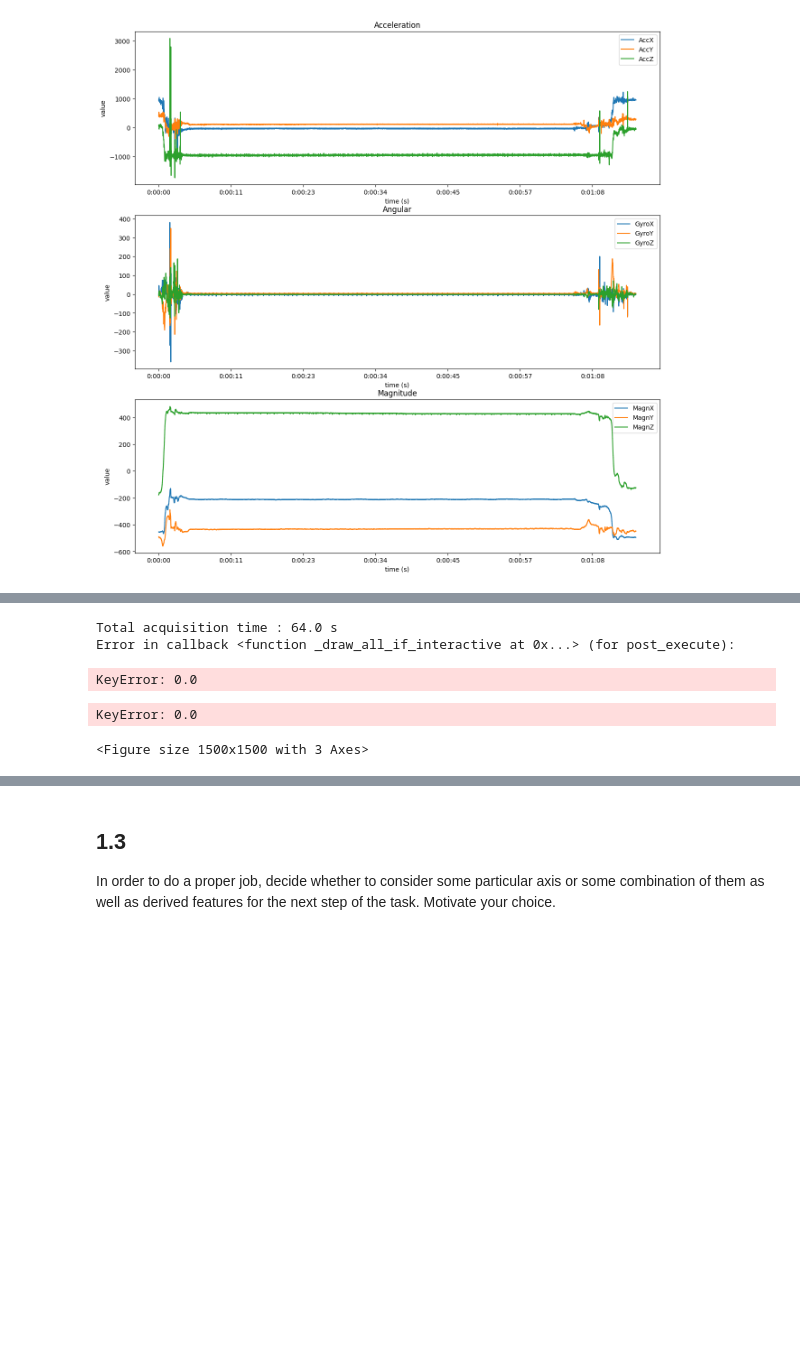
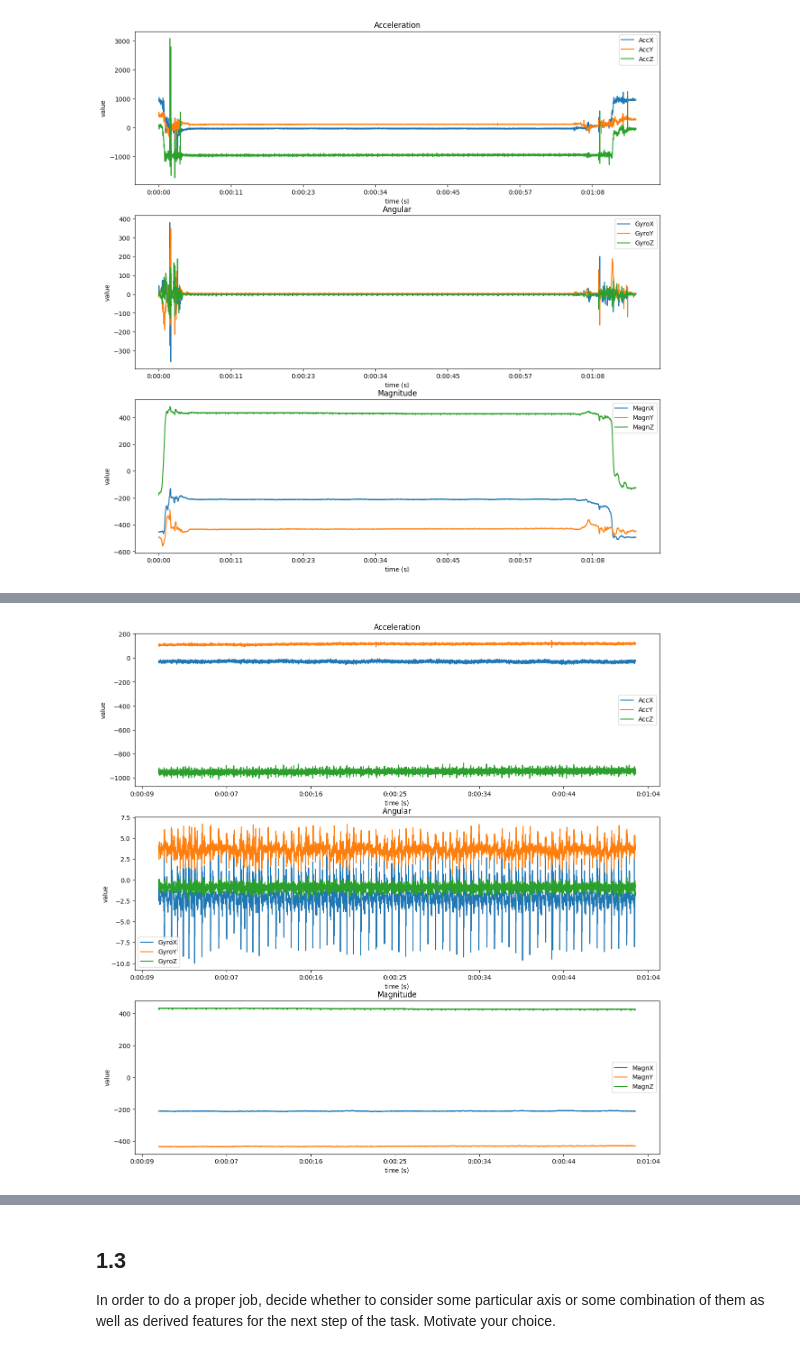
Before and after one commit to anaisbattut/ProjectHEART, a Jupyter notebook: Project.ipynb, the cells around one changed output, grey strips where cells are left out. Cells and saved outputs as stored; diff of their text form; code cells hidden in the pictures; blank space fills up the shorter version.

```diff
--- a/Project.ipynb
+++ b/Project.ipynb
@@ -250,36 +262,32 @@ Are t_max and ts_max equal True
 # %%
-#time of the data acquisition
+#the number of acquisition in the data reduce
+n = len(data_r)
+t = np.arange(data_r.index.min(), data_r.index.max()+1, 1)
+
 t_min = datetime.fromtimestamp(data['Timestamp'].min())
-t_max = datetime.fromtimestamp(data['Timestamp'].max())
-t_total = np.abs(t_max - t_min).total_seconds()
-print("Total acquisition time : %s s" % t_total)
-
-n = len(data)
-#the number of acquisition in the data file
-t = np.arange(0, n, 1)
-
+t_min_r = datetime.fromtimestamp(data_r['Timestamp'].min())
 #to set the ticks in a format we understand (in seconds)
 def format_func(value, tick_number):
-    if (value >= 0) & (value < n):
+    if (value > 2000) & (value < 14000):
+        ticks = datetime.fromtimestamp(data_r['Timestamp'][value])
+        ticks = ticks - t_min_r
+        return ticks
+    elif (value >= 14000) | (value <= 2000):
         ticks = datetime.fromtimestamp(data['Timestamp'][value])
         ticks = ticks - t_min
         return ticks
 
 fig, axs = plt.subplots(3, figsize=(15, 15))
 for i, j in zip(range(4), ['Acc', 'Gyro', 'Magn']):
     index = np.array([j + i for i in ['X', 'Y', 'Z']])
-    axs[i].plot(t, data[index], label=index)
+    axs[i].plot(t, data_r[index], label=index)
     axs[i].legend(loc="best")
     axs[i].xaxis.set_major_formatter(plt.FuncFormatter(format_func))
     axs[i].set_xlabel("time (s)")
     axs[i].set_ylabel("value")
 
 axs[0].title.set_text("Acceleration")
 axs[1].title.set_text("Angular")
 axs[2].title.set_text("Magnitude")
 # %% [output]
-Total acquisition time : 64.0 s
-Error in callback <function _draw_all_if_interactive at 0x...> (for post_execute):
-KeyError: 0.0
-KeyError: 0.0
-<Figure size 1500x1500 with 3 Axes>
+[figure, added]
```
Also changed, not shown: parts of 6 cells of this notebook.
